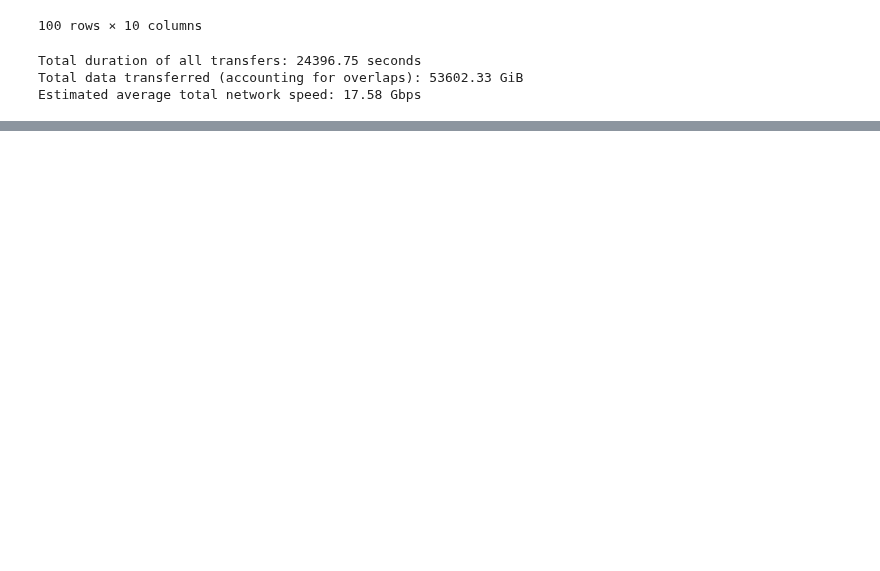
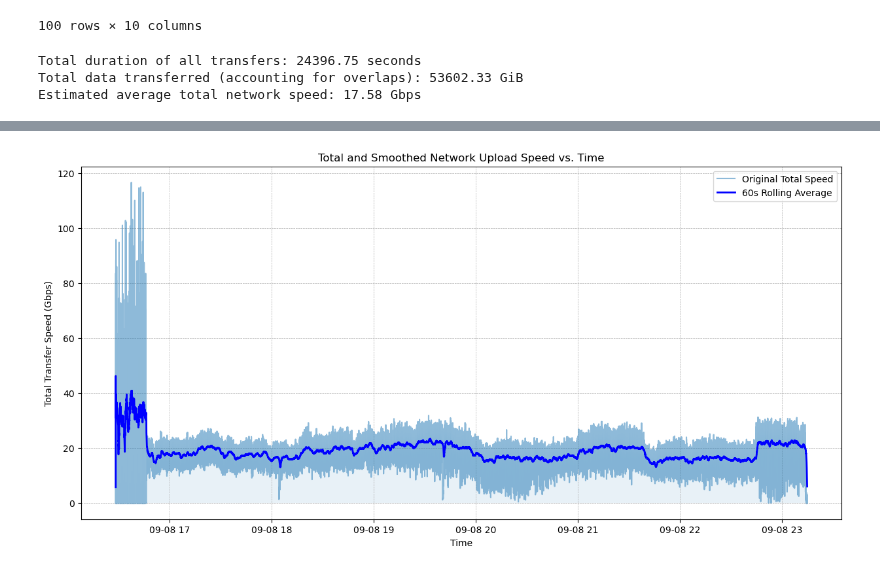
Before and after one commit to lsst-uk/csd3-echo-somerville, a Jupyter notebook: csd3-side/notebooks/transfer_speeds_from_log.ipynb, the cells around one changed output, grey strips where cells are left out. Saved outputs shown, nothing was run; the diff lists cells and outputs as text; code cells hidden in the pictures; blank space fills up the shorter version.

```diff
--- a/csd3-side/notebooks/transfer_speeds_from_log.ipynb
+++ b/csd3-side/notebooks/transfer_speeds_from_log.ipynb
@@ -274,0 +334,29 @@ Estimated average total network speed: 17.58 Gbps
+# %%
+# --- 6. Plot Smoothed Throughput Over Time ---
+
+# To perform a time-based rolling average, we first set the 'time' column as the index.
+events_indexed_by_time = events_df.set_index('time')
+
+# Calculate the rolling mean over a 60-second window.
+# This creates a new series with the smoothed transfer rate.
+smoothed_rate = events_indexed_by_time['total_rate'].rolling('60s').mean()
+
+
+# Plotting the original and smoothed data together
+plt.figure(figsize=(15, 7))
+
+# Plot the original, "spiky" step plot from the previous cell
+plt.plot(plot_times, plot_rates, label='Original Total Speed', alpha=0.5)
+plt.fill_between(plot_times, plot_rates, alpha=0.1)
+
+# Plot the new smoothed data
+plt.plot(smoothed_rate.index, smoothed_rate.values, label='60s Rolling Average', color='blue', linewidth=2)
+
+plt.title('Total and Smoothed Network Upload Speed vs. Time')
+plt.xlabel('Time')
+plt.ylabel('Total Transfer Speed (Gbps)')
+plt.grid(True, which='both', linestyle='--', linewidth=0.5)
+plt.legend()
+plt.show()
+# %% [output]
+[figure, added]
```
Also changed, not shown: parts of 3 cells of this notebook.
